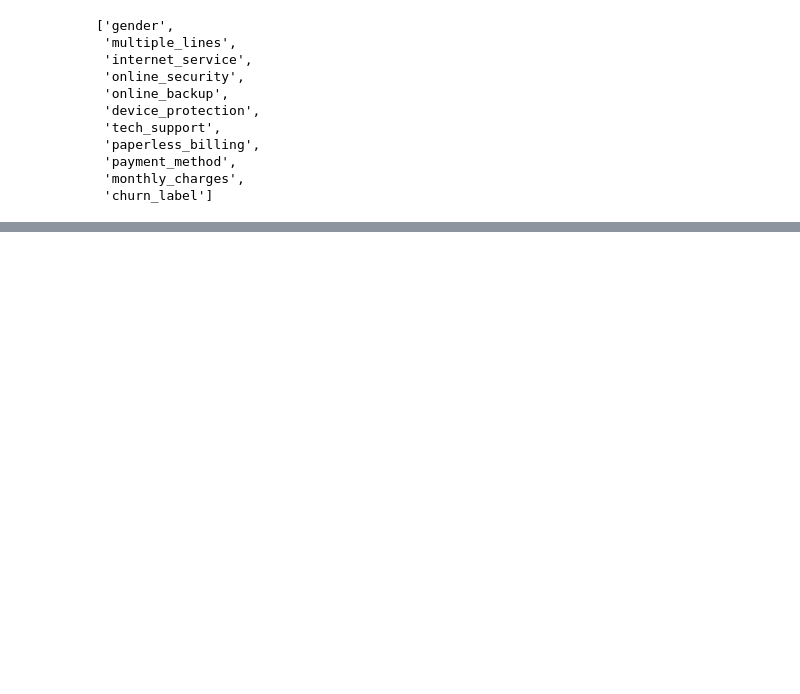
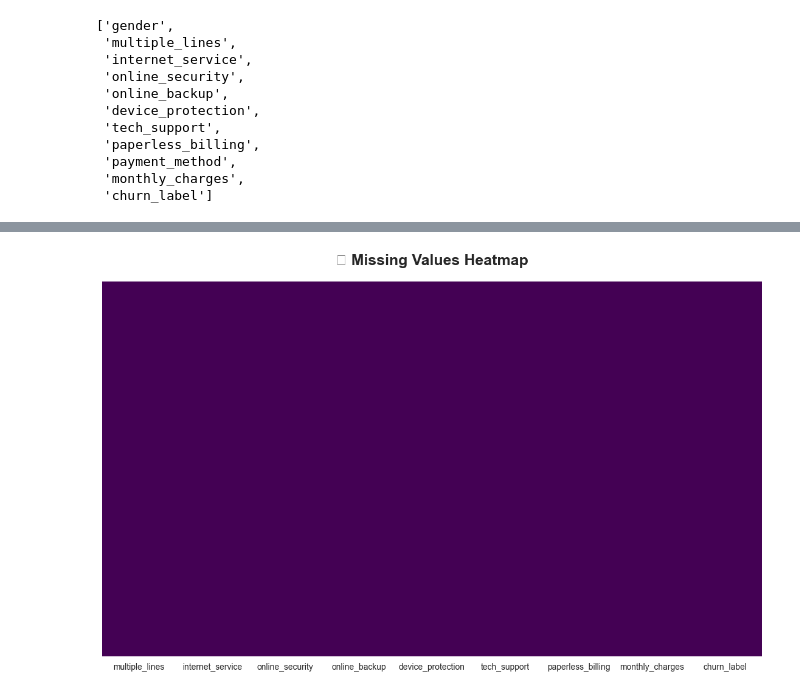
Before and after one commit to skarshad1928/Python, a Jupyter notebook: NSDC INTERNSHIP/Work2.ipynb, the cells around one changed output, grey strips where cells are left out. Saved outputs shown, nothing was run; the diff lists cells and outputs as text; code cells hidden in the pictures; blank space fills up the shorter version.

```diff
--- a/NSDC INTERNSHIP/Work2.ipynb
+++ b/NSDC INTERNSHIP/Work2.ipynb
@@ -586,0 +703,14 @@ KeyError: "['gender'] not found in axis"
+# %%
+import matplotlib.pyplot as plt
+import seaborn as sns
+
+plt.figure(figsize=(14, 8))
+sns.heatmap(df.isnull(),
+            cbar=False,
+            cmap="viridis",
+            yticklabels=False)
+
+plt.title("🔍 Missing Values Heatmap", fontsize=18, fontweight='bold', pad=20)
+plt.show()
+# %% [output]
+[figure, added]
```
Also changed, not shown: parts of 11 cells of this notebook.
